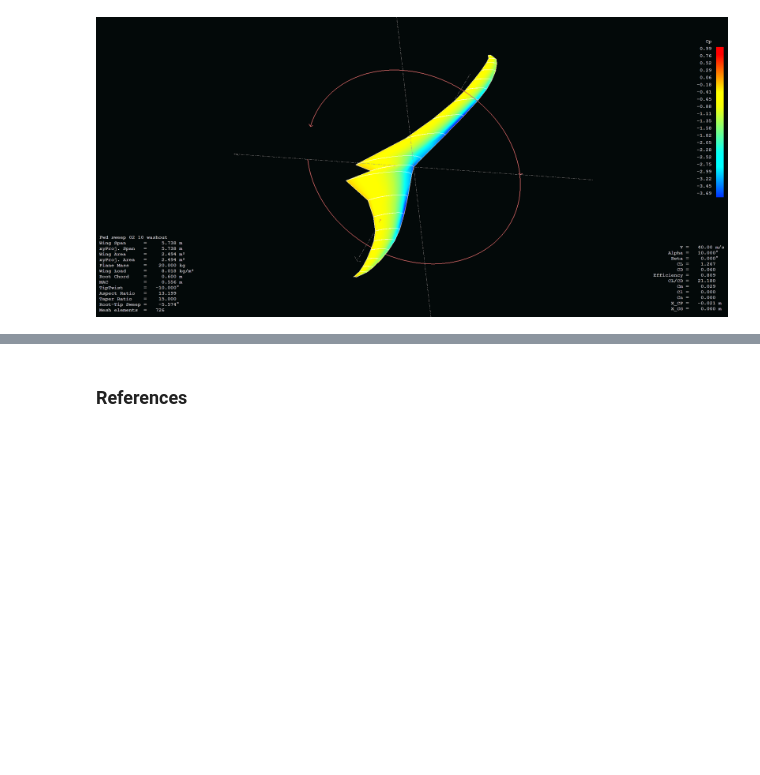
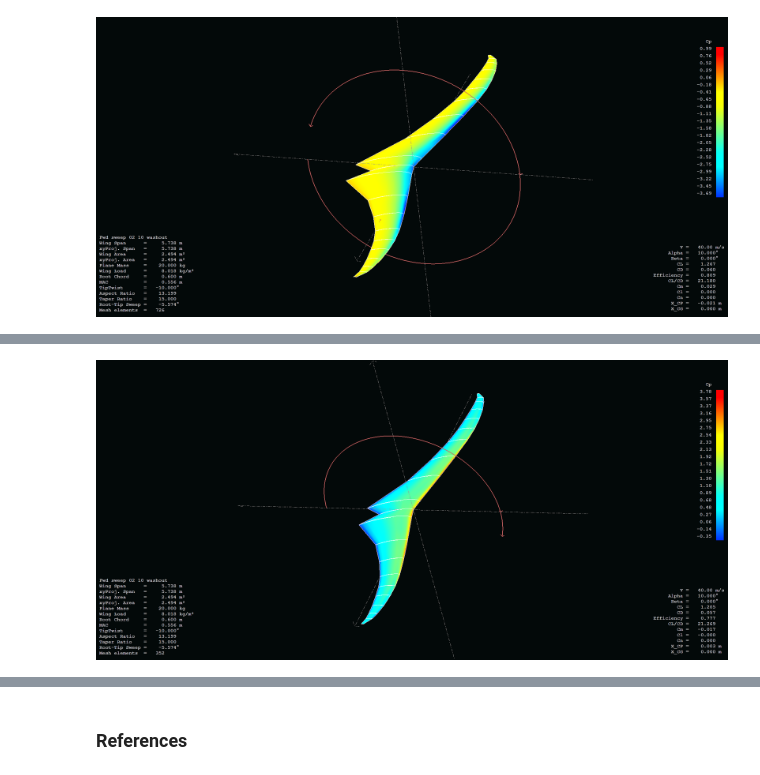
Before and after one commit to colinparker/Pterosaur, a Jupyter notebook: parker_pterosaur.ipynb, the cells around one changed output, grey strips where cells are left out. Drawn from its saved outputs; the diff is of its cells as text; code cells hidden in the pictures; blank space fills up the shorter version.

```diff
--- a/parker_pterosaur.ipynb
+++ b/parker_pterosaur.ipynb
@@ -257,0 +271,4 @@ toppanel
+# %%
+topVLM
+# %% [output]
+[figure, added]
```
Also changed, not shown: parts of 7 cells of this notebook.
